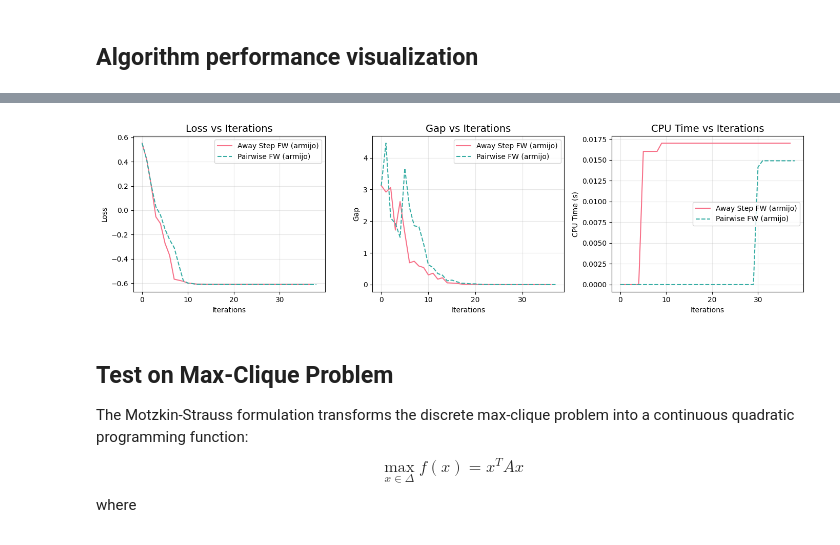
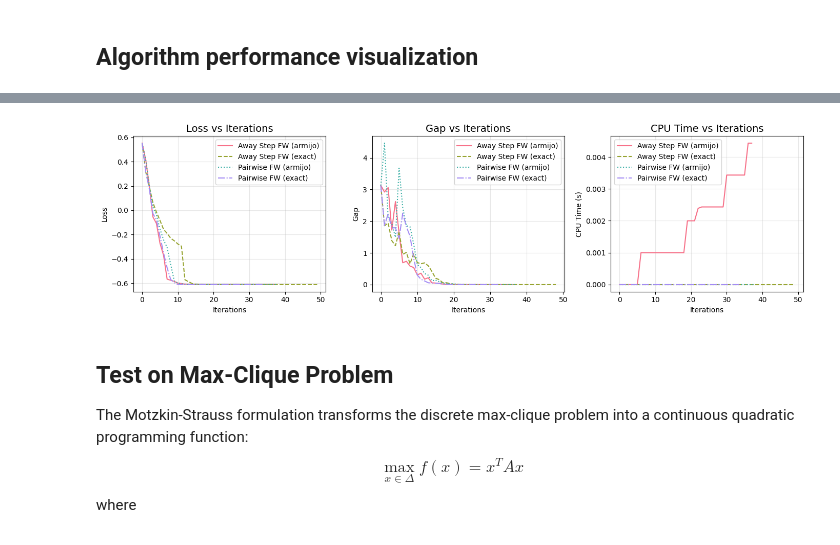
Before and after one commit to pavelihno/optimization-data-science, a Jupyter notebook: Project.ipynb, the cells around one changed output, grey strips where cells are left out. Drawn from its saved outputs; the diff is of its cells as text; code cells hidden in the pictures.

Commit message:
exact line search implemented for quadratic function

```diff
--- a/Project.ipynb
+++ b/Project.ipynb
@@ -602,6 +606,20 @@ def solve_quadratic_simplex(n: int, solver: FrankWolfeBase, x0: np.ndarray, rand
         s[i] = 1.0
         return s
 
+    def exact_line_search(objective_function: Callable[[np.ndarray], float], x: np.ndarray, d: np.ndarray, grad: np.ndarray) -> float:
+        """Exact line search for the quadratic objective function"""
+        numerator = -grad @ d
+        denominator = d.T @ Q @ d
+
+        if abs(denominator) < 1e-10:  # Avoid division by zero
+            return 0.0 if numerator <= 0 else 1.0
+
+        step_size = numerator / denominator
+
+        return step_size
+
+    solver.exact_line_search = exact_line_search
+
     # Solving the optimization problem
     x_pred = solver.fit(objective_function, compute_gradient, lmo, x0)
 
@@ -680,7 +698,7 @@ x0 = initialize_x0(n, 'center', random_seed)
 line_search_strats = [
     'armijo',
     'diminishing',
-    # 'exact'       # Not implemented
+    'exact'
 ]
 armijo_params = {
     'gamma': 0.1,
@@ -732,33 +750,33 @@ compare_solvers(list(all_solvers.values()), list(all_solvers.keys()))
 # %%
 # Filter options (not applied if empty)
 line_search_strats = [
     'armijo',
     # 'diminishing',
-    # 'exact'
+    'exact'
 ]
 solver_classes = [
     # FrankWolfe,
     AwayStepFrankWolfe,
     PairwiseFrankWolfe
 ]
 
 filtered_solvers = {}
 
 # Check if the solver matches the filter criteria
 for solver_name, solver in all_solvers.items():
     if (
         not line_search_strats or solver.line_search_strategy in line_search_strats
     ) and (
         not solver_classes or solver.__class__ in solver_classes
     ):
         filtered_solvers[solver_name] = solver
 
 compare_solvers(
     list(filtered_solvers.values()),
     list(filtered_solvers.keys())
 )
 # %% [output]
-[figure, old version]
+[figure, new version]
 # %% [markdown]
 ## Test on Max-Clique Problem
 
```
Also changed, not shown: parts of 5 cells of this notebook.
